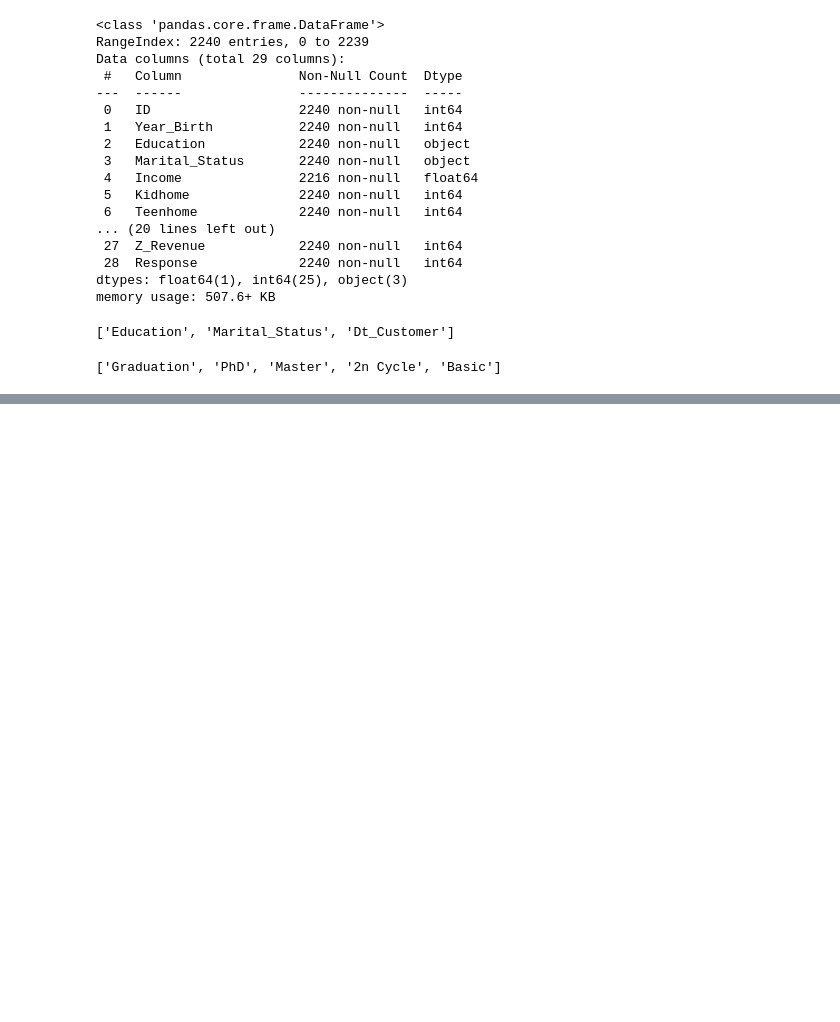
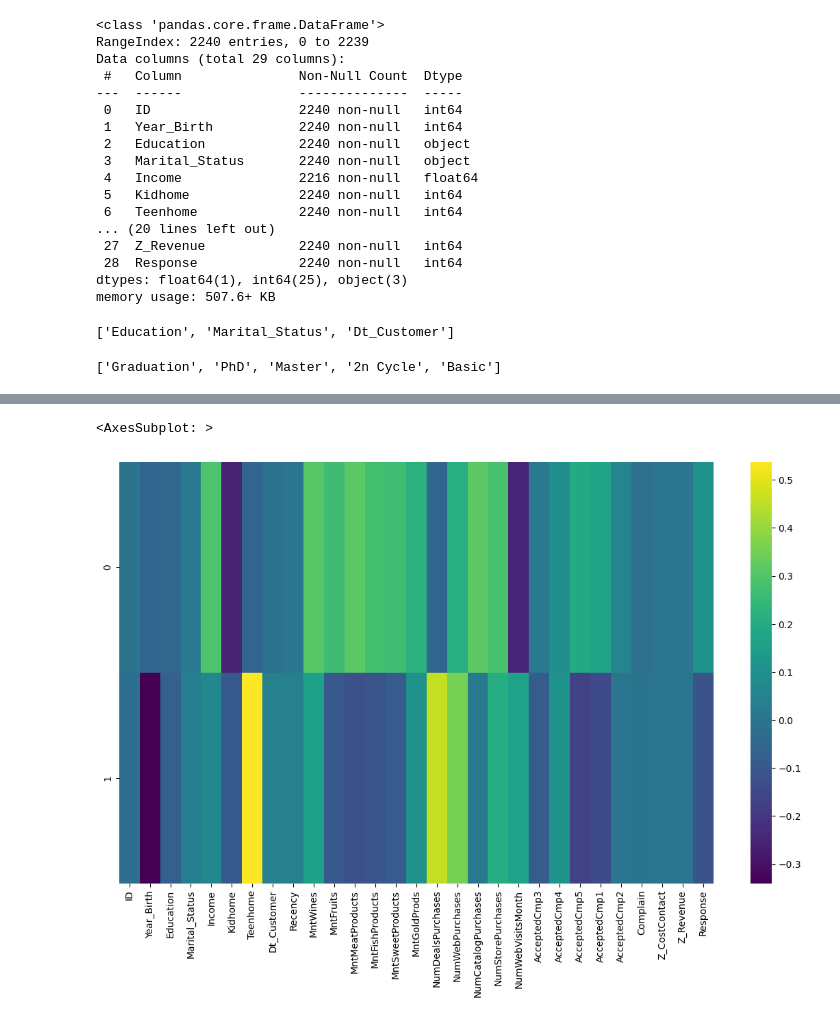
Before and after one commit to arturmusalimov/ml_shared, a Jupyter notebook: week6/PCA_customer_interaction.ipynb, the cells around one changed output, grey strips where cells are left out. Drawn from its saved outputs; the diff is of its cells as text; code cells hidden in the pictures; blank space fills up the shorter version.

```diff
--- a/week6/PCA_customer_interaction.ipynb
+++ b/week6/PCA_customer_interaction.ipynb
@@ -48,0 +143,3 @@ df["Education"].value_counts().index.tolist()
+# %%
+df_components = pd.DataFrame(pca.components_, columns=df.columns)
+df_components
@@ -48,0 +151,7 @@ df["Education"].value_counts().index.tolist()
+# %%
+
+plt.figure(figsize=(14,8))
+sns.heatmap(df_components, cmap="viridis")
+# %% [output]
+<AxesSubplot: >
+[figure, added]
```
Also changed, not shown: parts of 16 cells of this notebook.
